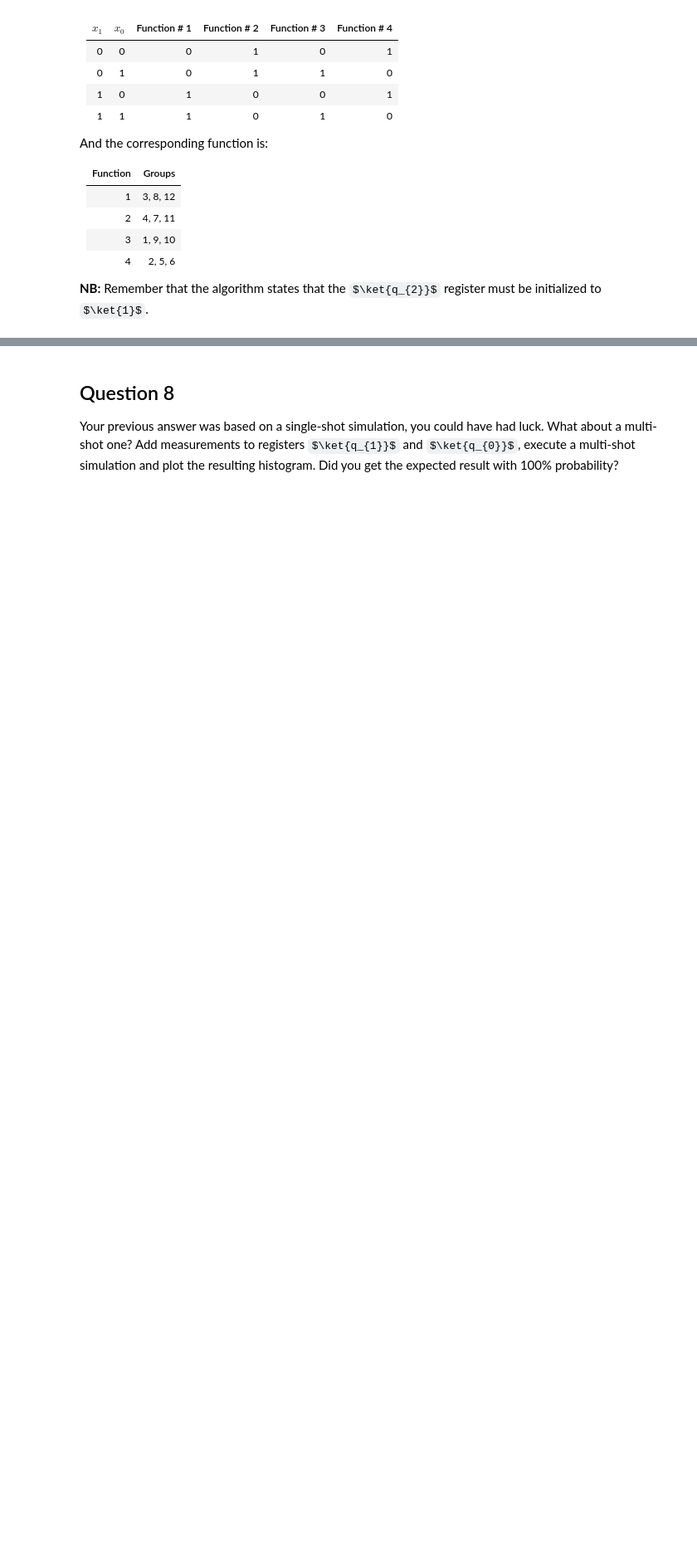
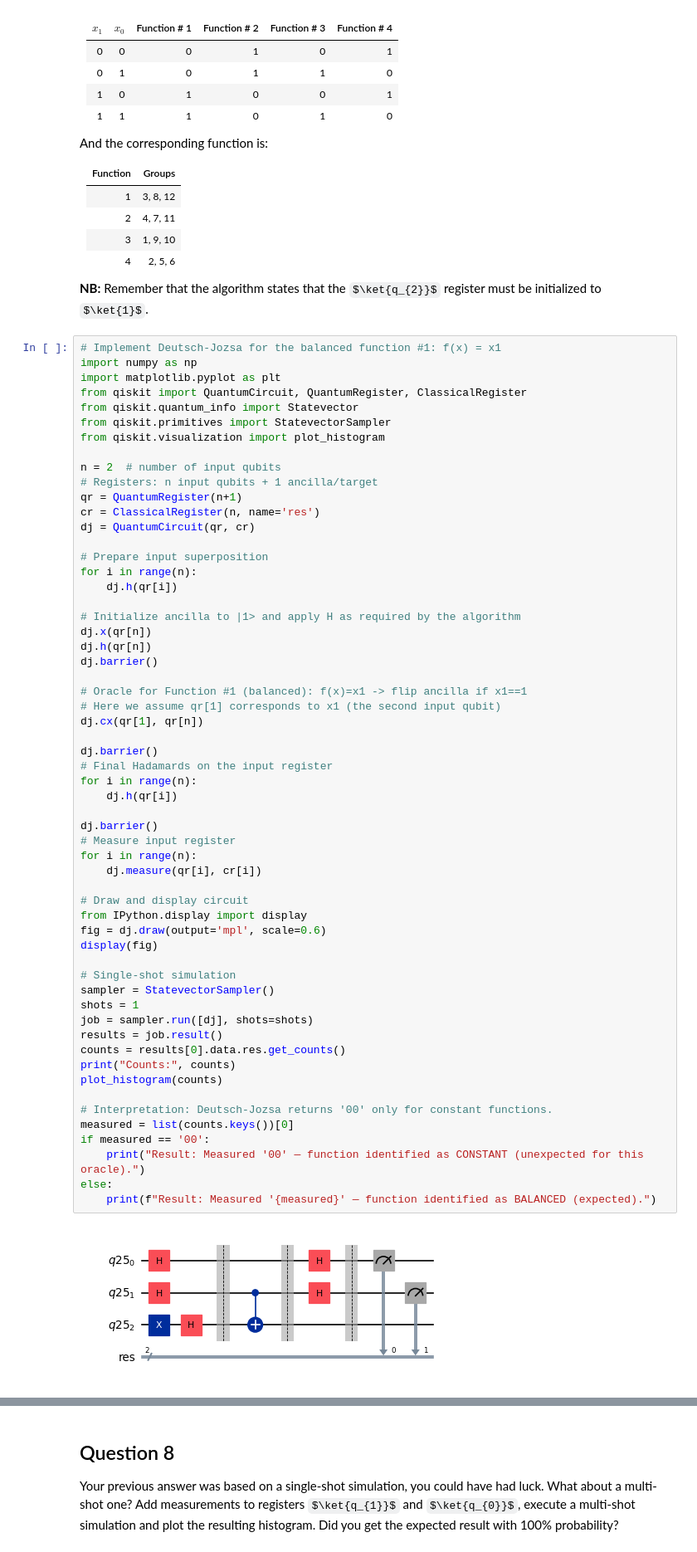
Before and after one commit to RowieK/Quantum-Computing-Minor, a Jupyter notebook: QCI - Assignment7/Assignment7/QCI - Assignment7.ipynb, the cells around one changed output, grey strips where cells are left out. Shown at 83% size. Saved outputs shown, nothing was run; the diff lists cells and outputs as text; some formulas as TeX source; blank space fills up the shorter version.

```diff
--- a/QCI - Assignment7/Assignment7/QCI - Assignment7.ipynb
+++ b/QCI - Assignment7/Assignment7/QCI - Assignment7.ipynb
@@ -495,3 +495,63 @@ And the corresponding function is:
 
 
 **NB:** Remember that the algorithm states that the $\ket{q_{2}}$ register must be initialized to $\ket{1}$.
+# %%
+# Implement Deutsch-Jozsa for the balanced function #1: f(x) = x1
+import numpy as np
+import matplotlib.pyplot as plt
+from qiskit import QuantumCircuit, QuantumRegister, ClassicalRegister
+from qiskit.quantum_info import Statevector
+from qiskit.primitives import StatevectorSampler
+from qiskit.visualization import plot_histogram
+
+n = 2  # number of input qubits
+# Registers: n input qubits + 1 ancilla/target
+qr = QuantumRegister(n+1)
+cr = ClassicalRegister(n, name='res')
+dj = QuantumCircuit(qr, cr)
+
+# Prepare input superposition
+for i in range(n):
+    dj.h(qr[i])
+
+# Initialize ancilla to |1> and apply H as required by the algorithm
+dj.x(qr[n])
+dj.h(qr[n])
+dj.barrier()
+
+# Oracle for Function #1 (balanced): f(x)=x1 -> flip ancilla if x1==1
+# Here we assume qr[1] corresponds to x1 (the second input qubit)
+dj.cx(qr[1], qr[n])
+
+dj.barrier()
+# Final Hadamards on the input register
+for i in range(n):
+    dj.h(qr[i])
+
+dj.barrier()
+# Measure input register
+for i in range(n):
+    dj.measure(qr[i], cr[i])
+
+# Draw and display circuit
+from IPython.display import display
+fig = dj.draw(output='mpl', scale=0.6)
+display(fig)
+
+# Single-shot simulation
+sampler = StatevectorSampler()
+shots = 1
+job = sampler.run([dj], shots=shots)
+results = job.result()
+counts = results[0].data.res.get_counts()
+print("Counts:", counts)
+plot_histogram(counts)
+
+# Interpretation: Deutsch-Jozsa returns '00' only for constant functions.
+measured = list(counts.keys())[0]
+if measured == '00':
+    print("Result: Measured '00' — function identified as CONSTANT (unexpected for this oracle).")
+else:
+    print(f"Result: Measured '{measured}' — function identified as BALANCED (expected).")
+# %% [output]
+[figure, added]
```
Also changed, not shown: parts of 3 cells of this notebook.
